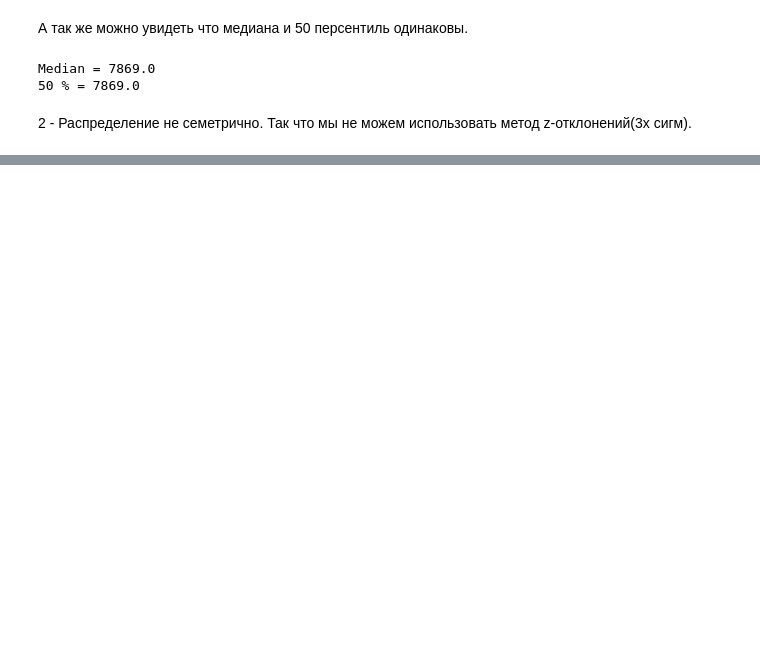
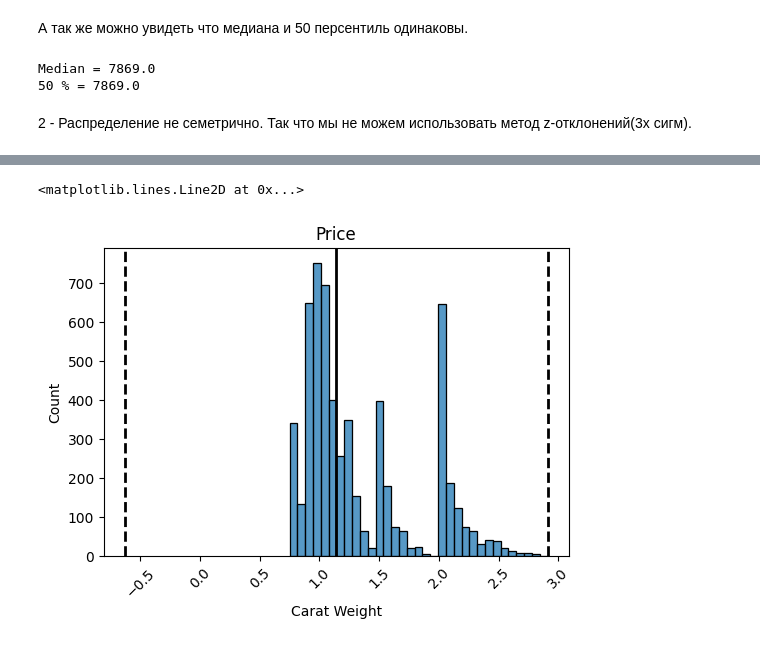
Before and after one commit to AibekDS/Diamonds-for-Sarah, a Jupyter notebook: Notebooks/main.ipynb, the cells around one changed output, grey strips where cells are left out. Drawn from its saved outputs; the diff is of its cells as text; code cells hidden in the pictures; blank space fills up the shorter version.

```diff
--- a/Notebooks/main.ipynb
+++ b/Notebooks/main.ipynb
@@ -256,0 +344,3 @@ _.axvline(temp_data['Price'].median() - 3*temp_data['Price'].std(),
+# %%
+# Удаляем выбросы
+temp_data = temp_data[(temp_data['Price'] > lower_bound) & (temp_data['Price'] < upper_bound)].copy()
@@ -256,0 +371,19 @@ _.axvline(temp_data['Price'].median() - 3*temp_data['Price'].std(),
+# %%
+# Визуализирую 3 сигм по Carat Weight.
+fig, _ = plt.subplots(1, 1, figsize=(6, 4))
+histplot = sns.histplot(data=temp_data, x = 'Carat Weight')
+histplot.xaxis.set_tick_params(rotation=45)
+histplot.set_title('Price')
+
+per_25 = np.percentile(temp_data['Carat Weight'], 25)
+per_75 = np.percentile(temp_data['Carat Weight'], 75)
+iqr = per_75 - per_25
+
+_.axvline(temp_data['Carat Weight'].median(), color='k', lw=2)
+_.axvline(temp_data['Carat Weight'].median() + 3*iqr,
+          color='k', ls='--', lw=2)
+_.axvline(temp_data['Carat Weight'].median() - 3*iqr,
+          color='k', ls='--', lw=2)
+# %% [output]
+<matplotlib.lines.Line2D at 0x...>
+[figure, added]
```
Also changed, not shown: parts of 24 cells of this notebook, 1 other file.
